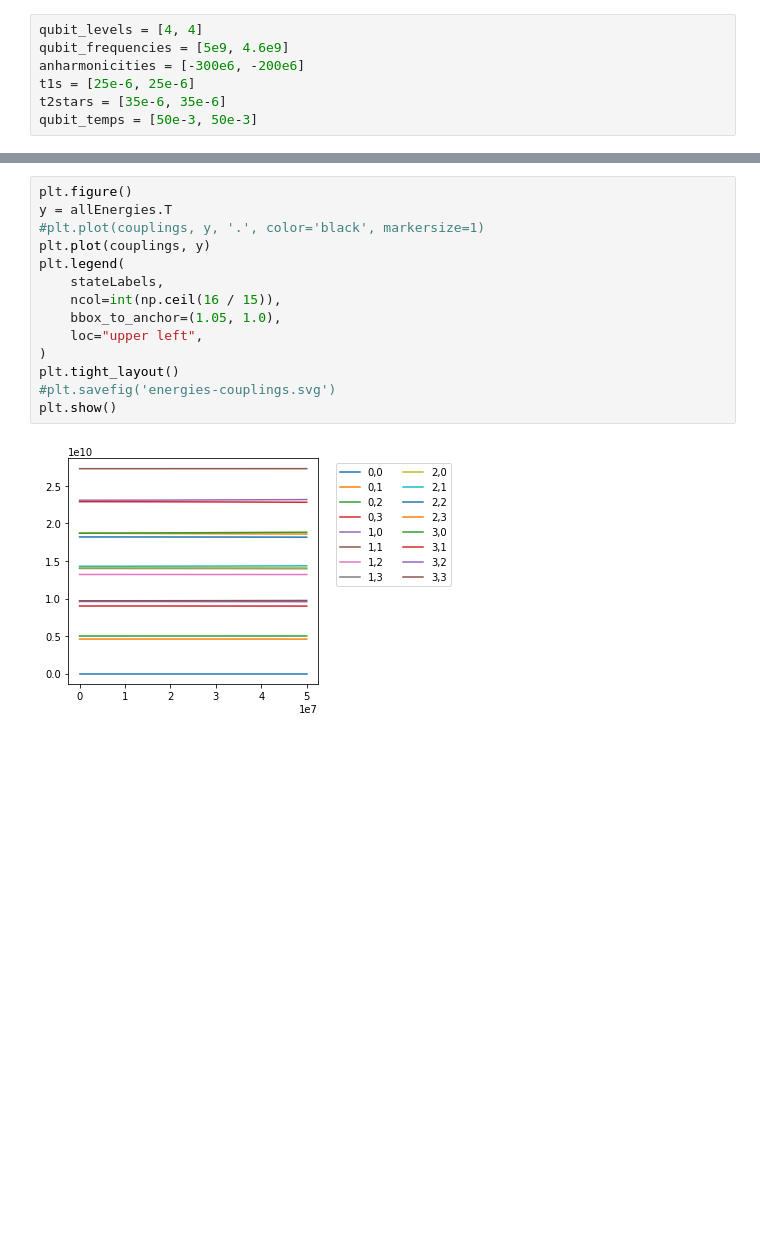
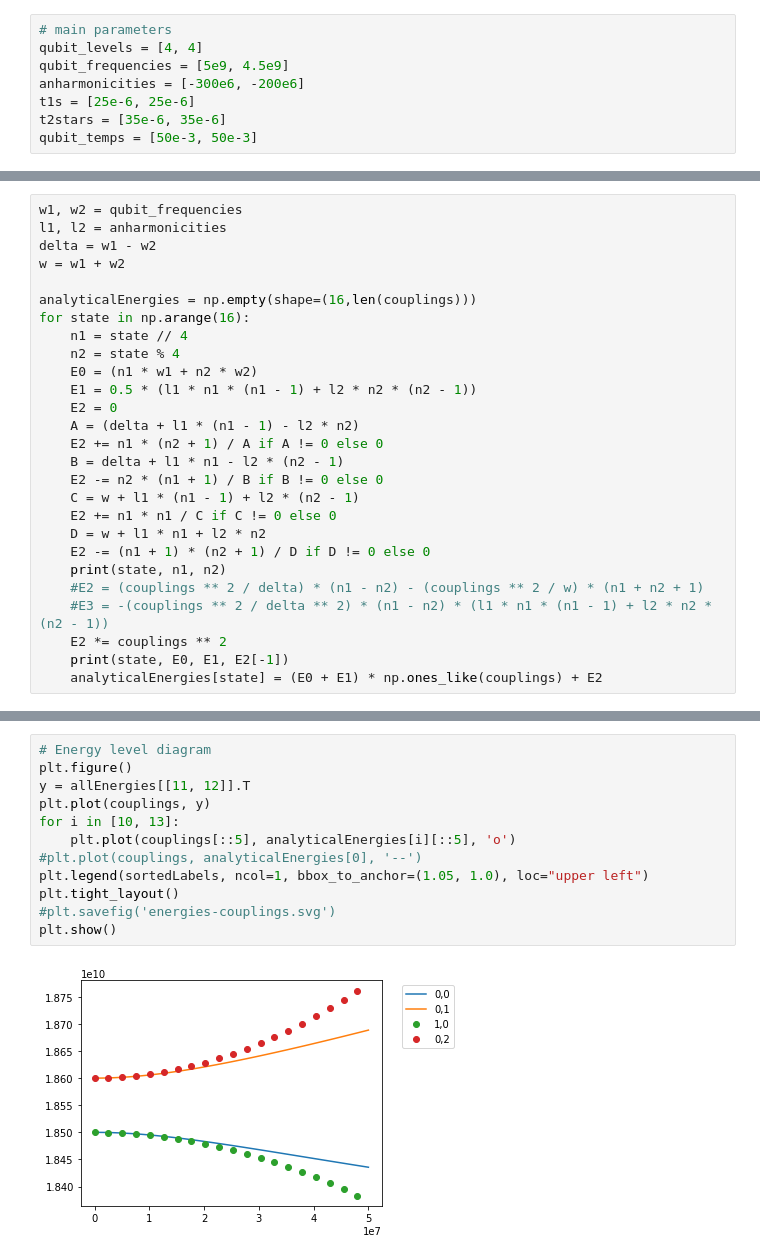
Before and after one commit to alex-simm/c3, a Jupyter notebook: two_transmons_energies.ipynb, the cells around one changed output, grey strips where cells are left out. Drawn from its saved outputs; the diff is of its cells as text; blank space fills up the shorter version.

```diff
--- a/two_transmons_energies.ipynb
+++ b/two_transmons_energies.ipynb
@@ -34,6 +34,7 @@ tf.config.run_functions_eagerly(True)
 # %%
+# main parameters
 qubit_levels = [4, 4]
-qubit_frequencies = [5e9, 4.6e9]
+qubit_frequencies = [5e9, 4.5e9]
 anharmonicities = [-300e6, -200e6]
 t1s = [25e-6, 25e-6]
 t2stars = [35e-6, 35e-6]
@@ -204,0 +155,27 @@ for coupling in couplings:
+# %%
+w1, w2 = qubit_frequencies
+l1, l2 = anharmonicities
+delta = w1 - w2
+w = w1 + w2
+
+analyticalEnergies = np.empty(shape=(16,len(couplings)))
+for state in np.arange(16):
+    n1 = state // 4
+    n2 = state % 4
+    E0 = (n1 * w1 + n2 * w2)
+    E1 = 0.5 * (l1 * n1 * (n1 - 1) + l2 * n2 * (n2 - 1))
+    E2 = 0
+    A = (delta + l1 * (n1 - 1) - l2 * n2)
+    E2 += n1 * (n2 + 1) / A if A != 0 else 0
+    B = delta + l1 * n1 - l2 * (n2 - 1)
+    E2 -= n2 * (n1 + 1) / B if B != 0 else 0
+    C = w + l1 * (n1 - 1) + l2 * (n2 - 1)
+    E2 += n1 * n1 / C if C != 0 else 0
+    D = w + l1 * n1 + l2 * n2
+    E2 -= (n1 + 1) * (n2 + 1) / D if D != 0 else 0
+    print(state, n1, n2)
+    #E2 = (couplings ** 2 / delta) * (n1 - n2) - (couplings ** 2 / w) * (n1 + n2 + 1)
+    #E3 = -(couplings ** 2 / delta ** 2) * (n1 - n2) * (l1 * n1 * (n1 - 1) + l2 * n2 * (n2 - 1))
+    E2 *= couplings ** 2
+    print(state, E0, E1, E2[-1])
+    analyticalEnergies[state] = (E0 + E1) * np.ones_like(couplings) + E2
@@ -205,17 +200,15 @@ for coupling in couplings:
 # %%
+# Energy level diagram
 plt.figure()
-y = allEnergies.T
-#plt.plot(couplings, y, '.', color='black', markersize=1)
+y = allEnergies[[11, 12]].T
 plt.plot(couplings, y)
-plt.legend(
-    stateLabels,
-    ncol=int(np.ceil(16 / 15)),
-    bbox_to_anchor=(1.05, 1.0),
-    loc="upper left",
-)
+for i in [10, 13]:
+    plt.plot(couplings[::5], analyticalEnergies[i][::5], 'o')
+#plt.plot(couplings, analyticalEnergies[0], '--')
+plt.legend(sortedLabels, ncol=1, bbox_to_anchor=(1.05, 1.0), loc="upper left")
 plt.tight_layout()
 #plt.savefig('energies-couplings.svg')
 plt.show()
 # %% [output]
-[figure, old version]
+[figure, new version]
 # %%
```
Also changed, not shown: parts of 13 cells of this notebook, 2 other files.
